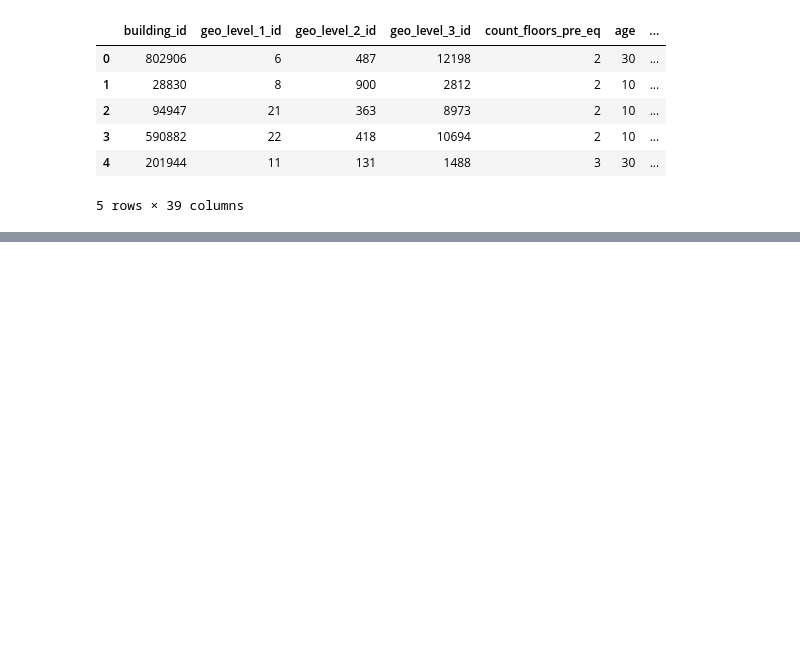
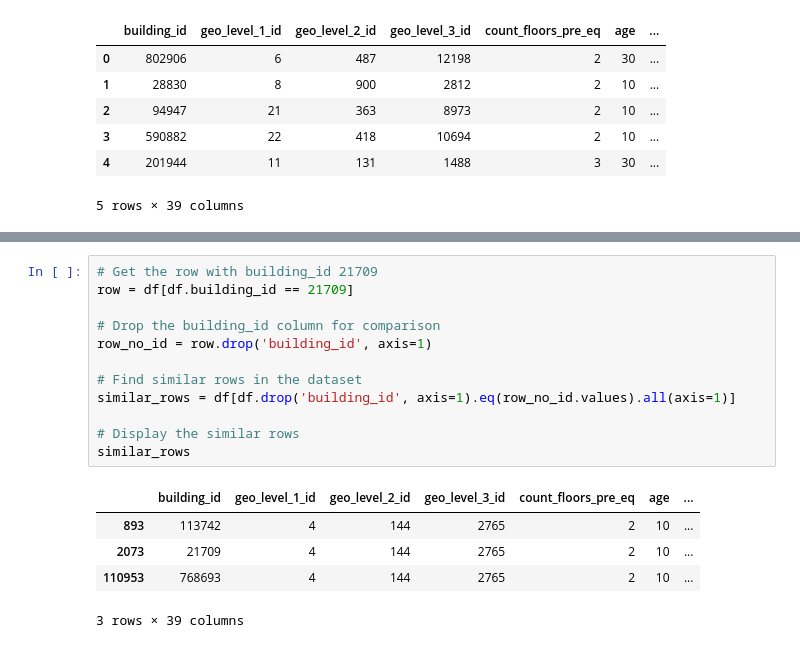
Before and after one commit to shahabday/Earthquake-competition, a Jupyter notebook: Notebooks/0 preliminary exploration/SD_first_Xplore.ipynb, the cells around one changed output, grey strips where cells are left out. Cells and saved outputs as stored; diff of their text form; blank space fills up the shorter version.

```diff
--- a/Notebooks/0 preliminary exploration/SD_first_Xplore.ipynb
+++ b/Notebooks/0 preliminary exploration/SD_first_Xplore.ipynb
@@ -82,0 +115,18 @@ Index(['building_id', 'geo_level_1_id', 'geo_level_2_id', 'geo_level_3_id',
+# %%
+# Get the row with building_id 21709
+row = df[df.building_id == 21709]
+
+# Drop the building_id column for comparison
+row_no_id = row.drop('building_id', axis=1)
+
+# Find similar rows in the dataset
+similar_rows = df[df.drop('building_id', axis=1).eq(row_no_id.values).all(axis=1)]
+
+# Display the similar rows
+similar_rows
+# %% [output]
+|  | building_id | geo_level_1_id | geo_level_2_id | geo_level_3_id | count_floors_pre_eq | age | ... |
+| 893 | 113742 | 4 | 144 | 2765 | 2 | 10 | ... |
+| 2073 | 21709 | 4 | 144 | 2765 | 2 | 10 | ... |
+| 110953 | 768693 | 4 | 144 | 2765 | 2 | 10 | ... |
+3 rows × 39 columns
```
Also changed, not shown: parts of 7 cells of this notebook.
